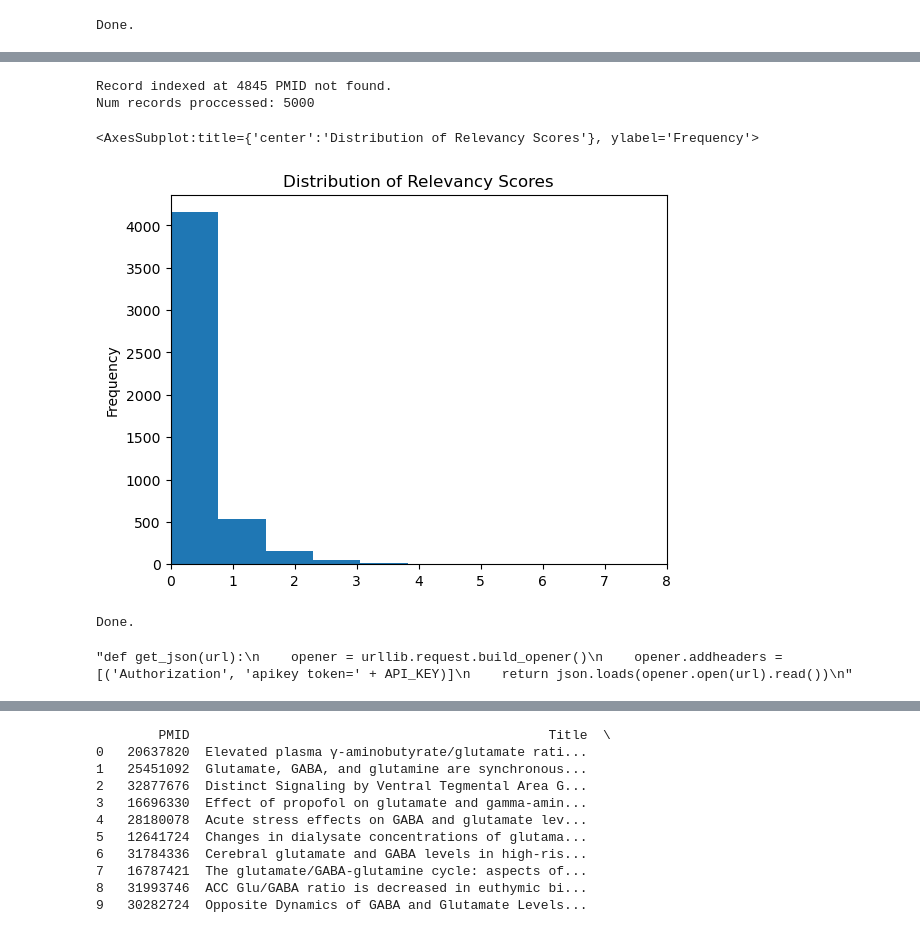
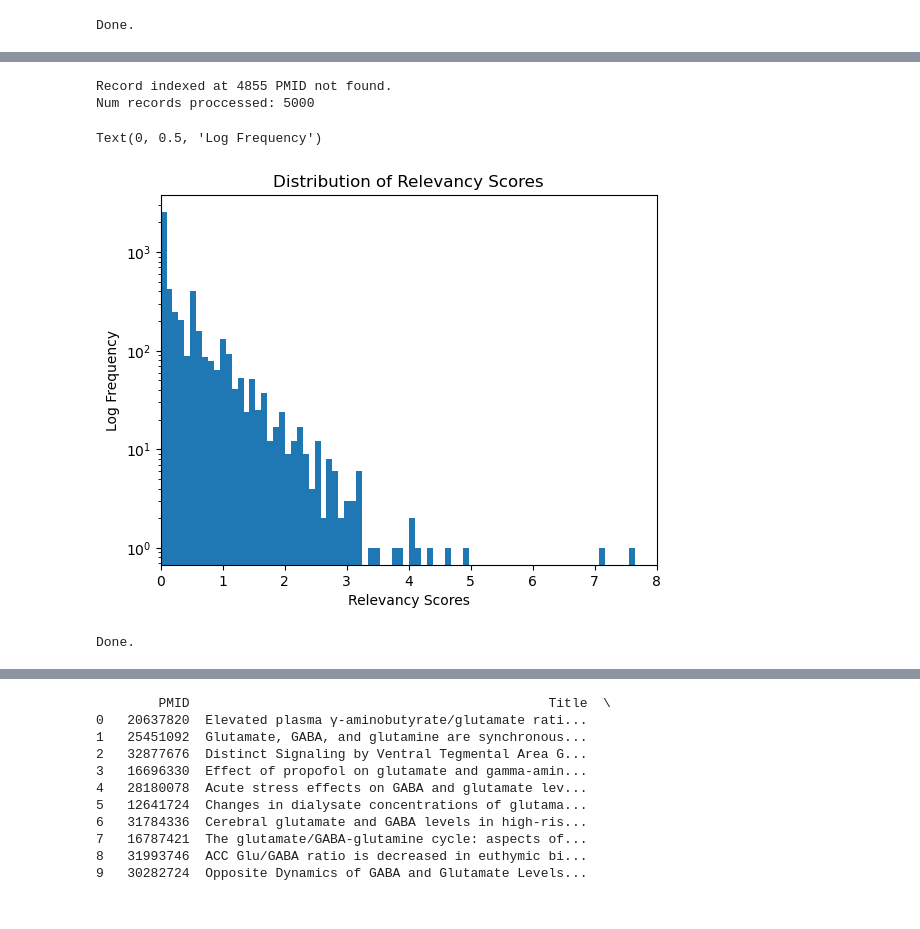
Before and after one commit to DanielTatem11/IR-IEPipelineForBioMedResearch, a Jupyter notebook: SimplifiedRetrievalPipeline.ipynb, the cells around one changed output, grey strips where cells are left out. Cells and saved outputs as stored; diff of their text form; code cells hidden in the pictures.

```diff
--- a/SimplifiedRetrievalPipeline.ipynb
+++ b/SimplifiedRetrievalPipeline.ipynb
@@ -412,8 +503,7 @@ def reranking(records, query_terms):
                     relevancy_score[pmid] = 0
                 titles.append(str(record['PubmedArticle'][0]['MedlineCitation']['Article']['ArticleTitle']))
                 try:
-                    #USED FOR PLOTTTING REMOVE FIXME
-                    #relevancy_scores =
+
                     #FIXME: have to repeat these commands in order to have proper formatting
                     abstract_text = "".join(str(i) for i in (record['PubmedArticle'][0]['MedlineCitation']['Article']['Abstract']['AbstractText']))
                     abstracts.append(abstract_text)
@@ -432,8 +522,8 @@ def reranking(records, query_terms):
     # Relevancy score will be used to calculate the index.
     prerankings = pd.DataFrame(data=[pmids, titles, abstracts, relevancy_score.values(), comention_sentences]).transpose()
     prerankings.columns = ["PMID", "Title", "Abstract", "Relevancy Score", "Comention Sentences"]
-    #IFXME: remove plotting
-    #prerankings["Relevancy Score"].to_csv("Glu AND GABA Relevancy Scores")
+    #FIXME: remove plotting
+
 
 
     #formatting for output
@@ -451,26 +541,33 @@ def reranking(records, query_terms):
     prerankings.astype({'Comention Sentences': 'string'}).dtypes
     prerankings["Comention Sentences"] = prerankings["Comention Sentences"]
     prerankings["Comention Sentences"] = prerankings["Comention Sentences"].apply(lambda x: str(x).strip("[]"))
-    #prerankings["Title"] = prerankings["Title"].apply(lambda x: str(x).strip("[]"))
 
+    #getting top 100 for word clouds
+    top_100 = []
+    for i in sorted(relevancy_score_inverted.keys(), reverse=True):
+        top_100.append(relevancy_score_inverted[i])
+    # This list comprehension is flattening the list of lists produced by combined_criteria filtering.
+    top_100 = [x for xs in top_100 for x in xs]
+    top_100 = top_100[:100]
 
     # Now that we have the UIDs of our top 15, we can grab them
     rankings = prerankings[prerankings["PMID"].isin(top_15)].sort_values(by="Relevancy Score", ascending=False).reset_index(drop=True)
-
-    return rankings, prerankings
+    top_100ranked = prerankings[prerankings["PMID"].isin(top_100)].sort_values(by="Relevancy Score", ascending=False).reset_index(drop=True)
+    return rankings, top_100ranked, prerankings
 
 # FIXME: Do NOT hardcode the query_terms, pull them in from the query.
-rankings, prerankings = reranking(records_pubmed, ["GABA","Glutamate"])
+rankings, top_100, prerankings = reranking(records_pubmed, ["GABA","Glutamate"])
 # %% [output]
-Record indexed at 4845 PMID not found.
+Record indexed at 4855 PMID not found.
 Num records proccessed: 5000
 # %%
-#plot.hist(prerankings["Relevancy Score"])
-prerankings["Relevancy Score"].plot(kind = 'hist', title = "Distribution of Relevancy Scores",
-                                    xlim = (0,8), xlabel = "Relevancy Scores")
+ax = prerankings["Relevancy Score"].plot(kind = 'hist', logy = True, bins = 80, title = "Distribution of Relevancy Scores",
+                                    xlim = (0,8))
+ax.set_xlabel("Relevancy Scores")
+ax.set_ylabel("Log Frequency")
 # %% [output]
-<AxesSubplot:title={'center':'Distribution of Relevancy Scores'}, ylabel='Frequency'>
+Text(0, 0.5, 'Log Frequency')
-[figure, old version]
+[figure, new version]
 # %%
 rankings
 print("Done.")
@@ -532,9 +629,4 @@ def print_annotations(annotations, get_class=True):
         print("\n\n")
 
 #print_annotations(annotations)
-# %%
-import inspect
-inspect.getsource(get_json)
-# %% [output]
-"def get_json(url):\n    opener = urllib.request.build_opener()\n    opener.addheaders = [('Authorization', 'apikey token=' + API_KEY)]\n    return json.loads(opener.open(url).read())\n"
 # %%
```
Also changed, not shown: parts of 9 cells of this notebook.
